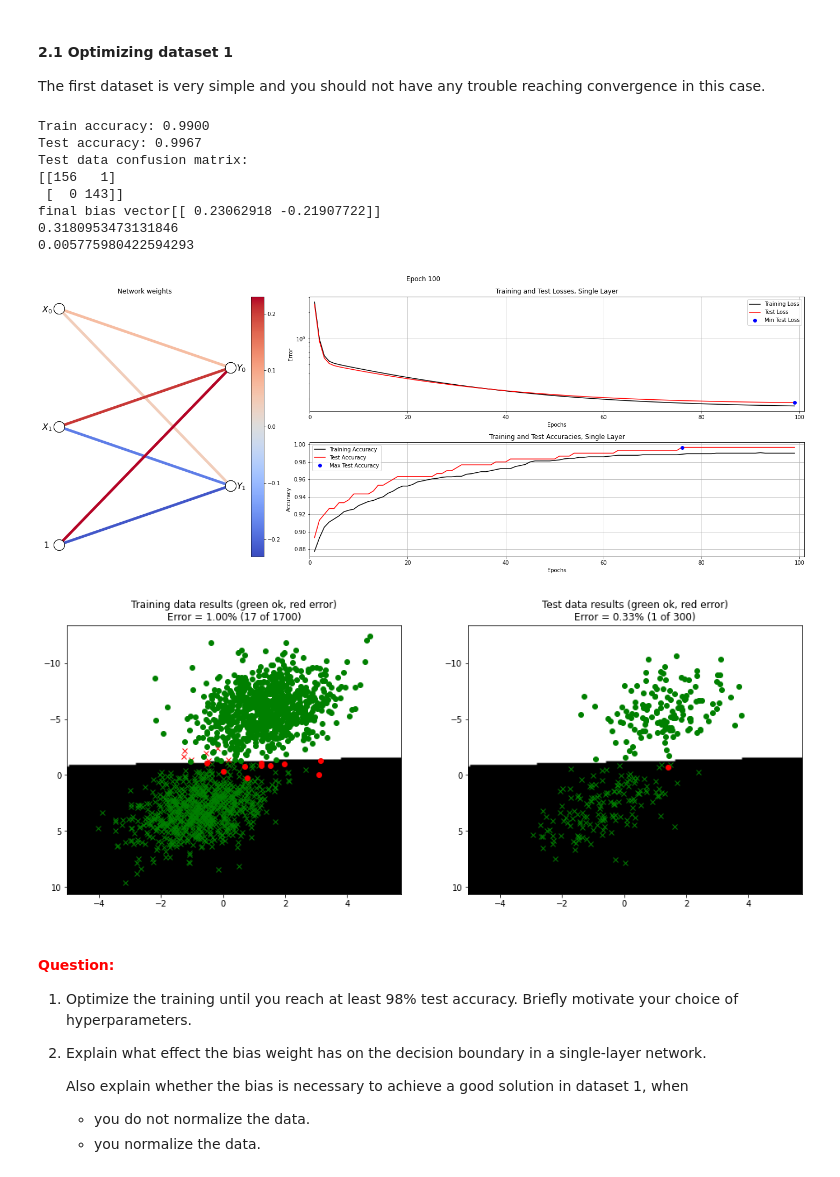
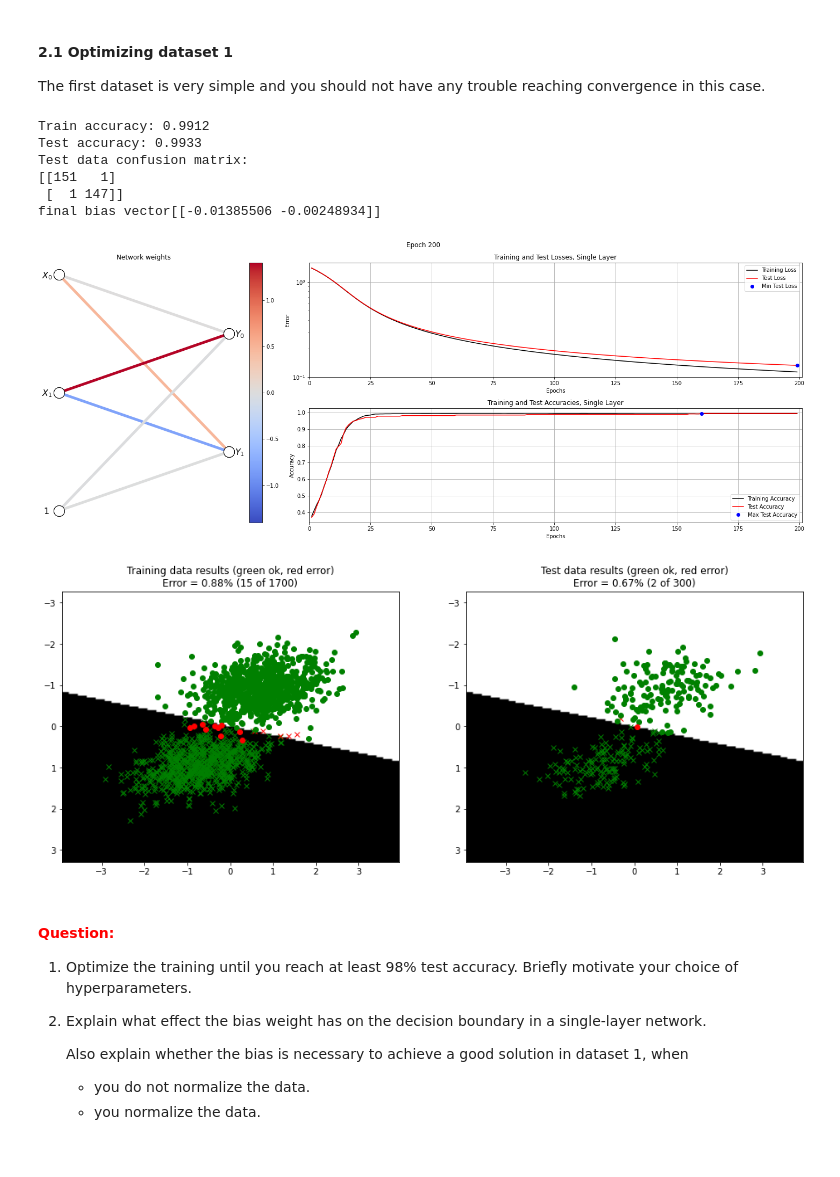
Before and after one commit to njmurov-ux/DLLabs, a Jupyter notebook: Lab 1/SingleLayer.ipynb, the cells around one changed output. Saved outputs shown, nothing was run; the diff lists cells and outputs as text; code cells hidden in the pictures.

```diff
--- a/Lab 1/SingleLayer.ipynb
+++ b/Lab 1/SingleLayer.ipynb
@@ -370,7 +370,7 @@ def trainSingleLayerOnDataset(datasetNr, testSplit, W0, B0, params):
     # Load data and split into training and test sets
     X, D, L = loadDataset(datasetNr)
     D = np.round(D)
-    XTrain, DTrain, LTrain, XTest, DTest, LTest = splitData(X, D, L, testSplit)
+    XTrain, DTrain, LTrain, XTest, DTest, LTest = splitData(X, D, L, testSplit, seed=0)
 
     if "normalize" in params and params["normalize"]:
         XTrainNorm = normalize(XTrain)
@@ -384,8 +384,10 @@ def trainSingleLayerOnDataset(datasetNr, testSplit, W0, B0, params):
                                      W0, B0, params, plotProgress=True, datasetNr=datasetNr)
 
     # Predict classes on test set
-    LPredTrain = forward(XTrainNorm, W, B)[1]
-    LPredTest = forward(XTestNorm, W, B)[1]
+    resTrain = forward(XTrainNorm, W, B)
+    resTest = forward(XTestNorm, W, B)
+    LPredTrain = resTrain[1]
+    LPredTest = resTest[1]
 
     # Compute metrics
     accTrain = calcAccuracy(LPredTrain, LTrain)
@@ -398,8 +400,6 @@ def trainSingleLayerOnDataset(datasetNr, testSplit, W0, B0, params):
     print("Test data confusion matrix:")
     print(confMatrix)
     print(f'final bias vector{B}')
-    print(np.linalg.norm(B))
-    print(B.mean())
 
     if datasetNr < 4:
         # Switch between these two functions to see another way to visualize the network output.
@@ -407,6 +407,7 @@ def trainSingleLayerOnDataset(datasetNr, testSplit, W0, B0, params):
         #plotResultsDotsGradient(XTrainNorm, LTrain, LPredTrain, XTestNorm, LTest, LPredTest, lambda X: forward(X, W, B)[0])
     else:
         plotConfusionMatrixOCR(XTest, LTest, LPredTest)
+    return resTest
 # %% [markdown]
 #### **2.1 Optimizing dataset 1**
 
@@ -414,35 +421,27 @@ The first dataset is very simple and you should not have any trouble reaching co
 # %%
-def getSizes(datasetNr, testSplit):
-    X, D, L = loadDataset(datasetNr)
-    D = np.round(D)
-    XTrain, DTrain, LTrain, XTest, DTest, LTest = splitData(X, D, L, testSplit)
-    return ( XTrain.shape[1], DTrain.shape[1])
-
 nInputs, nClasses = getSizes(1, 0.15)
 
 fan_in  = nInputs
 fan_out = nClasses
 limit = np.sqrt(6.0 / (fan_in + fan_out))  # Xavier/Glorot uniform bound
 
 rng = np.random.default_rng(42)
 W0 = rng.uniform(-limit, limit, size=(nInputs, nClasses))
 B0 = np.zeros((1, nClasses))
 
-params = {"epochs": 100, "learningRate": 0.01, "normalize": False, "useTanhOutput": False}
+params = {"epochs": 200, "learningRate": 0.01, "normalize": True, "useTanhOutput": True}
 # ============================================
 
-trainSingleLayerOnDataset(1, 0.15, W0, B0, params)
+resTest = trainSingleLayerOnDataset(1, 0.15, W0, B0, params)
 # %% [output]
-Train accuracy: 0.9900
-Test accuracy: 0.9967
+Train accuracy: 0.9912
+Test accuracy: 0.9933
 Test data confusion matrix:
-[[156   1]
- [  0 143]]
-final bias vector[[ 0.23062918 -0.21907722]]
-0.3180953473131846
-0.005775980422594293
+[[151   1]
+ [  1 147]]
+final bias vector[[-0.01385506 -0.00248934]]
-[figure, old version]
+[figure, new version]
-[figure, old version]
+[figure, new version]
 # %% [markdown]
 #### **<span style="color:red">Question:</span>**
 
```
Also changed, not shown: parts of 21 cells of this notebook.
